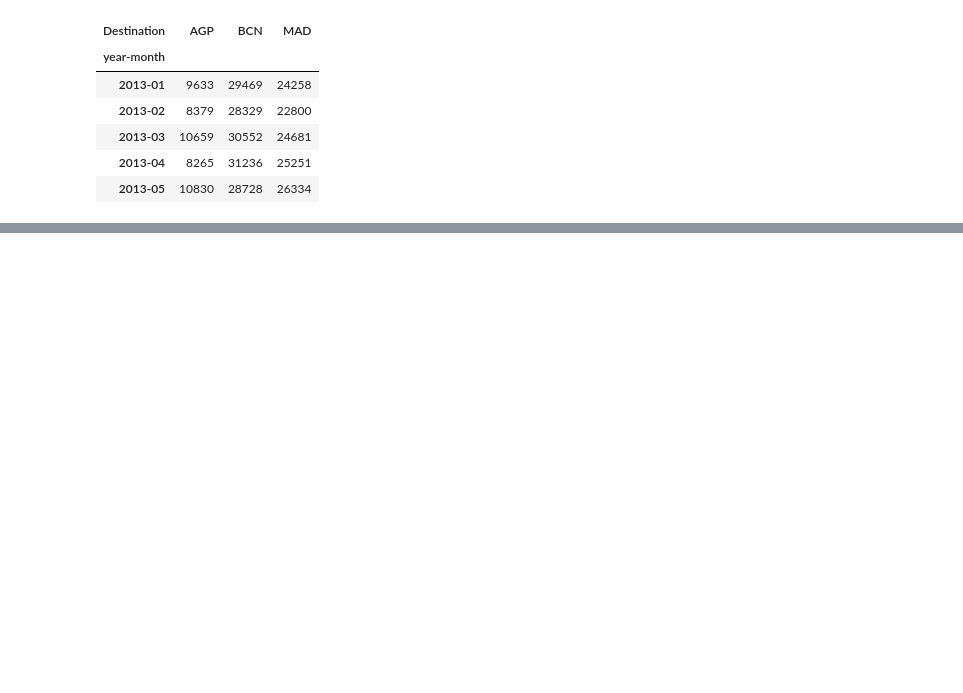
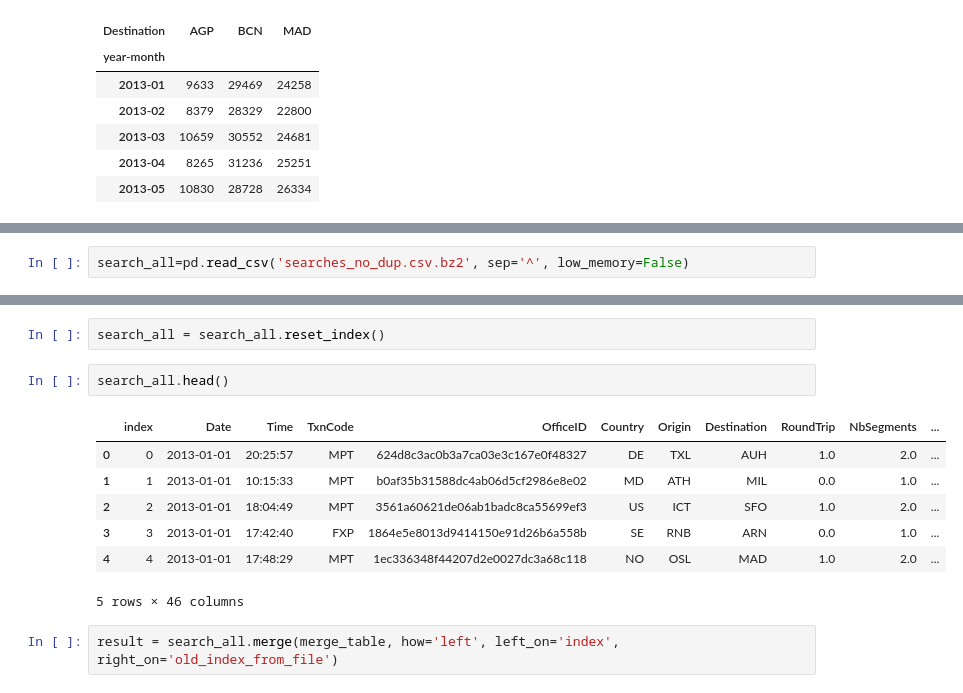
Before and after one commit to macomino/amadeuschallenge, a Jupyter notebook: Amadeus_challenge_2.ipynb, the cells around one changed output, grey strips where cells are left out. Saved outputs shown, nothing was run; the diff lists cells and outputs as text; blank space fills up the shorter version.

```diff
--- a/Amadeus_challenge_2.ipynb
+++ b/Amadeus_challenge_2.ipynb
@@ -242,0 +505,2 @@ A.head()
+# %%
+search_all=pd.read_csv('searches_no_dup.csv.bz2', sep='^', low_memory=False)
@@ -242,0 +517,14 @@ A.head()
+# %%
+search_all = search_all.reset_index()
+# %%
+search_all.head()
+# %% [output]
+|  | index | Date | Time | TxnCode | OfficeID | Country | Origin | Destination | RoundTrip | NbSegments | ... |
+| 0 | 0 | 2013-01-01 | 20:25:57 | MPT | 624d8c3ac0b3a7ca03e3c167e0f48327 | DE | TXL | AUH | 1.0 | 2.0 | ... |
+| 1 | 1 | 2013-01-01 | 10:15:33 | MPT | b0af35b31588dc4ab06d5cf2986e8e02 | MD | ATH | MIL | 0.0 | 1.0 | ... |
+| 2 | 2 | 2013-01-01 | 18:04:49 | MPT | 3561a60621de06ab1badc8ca55699ef3 | US | ICT | SFO | 1.0 | 2.0 | ... |
+| 3 | 3 | 2013-01-01 | 17:42:40 | FXP | 1864e5e8013d9414150e91d26b6a558b | SE | RNB | ARN | 0.0 | 1.0 | ... |
+| 4 | 4 | 2013-01-01 | 17:48:29 | MPT | 1ec336348f44207d2e0027dc3a68c118 | NO | OSL | MAD | 1.0 | 2.0 | ... |
+5 rows × 46 columns
+# %%
+result = search_all.merge(merge_table, how='left', left_on='index', right_on='old_index_from_file')
```
Also changed, not shown: parts of 42 cells of this notebook.
